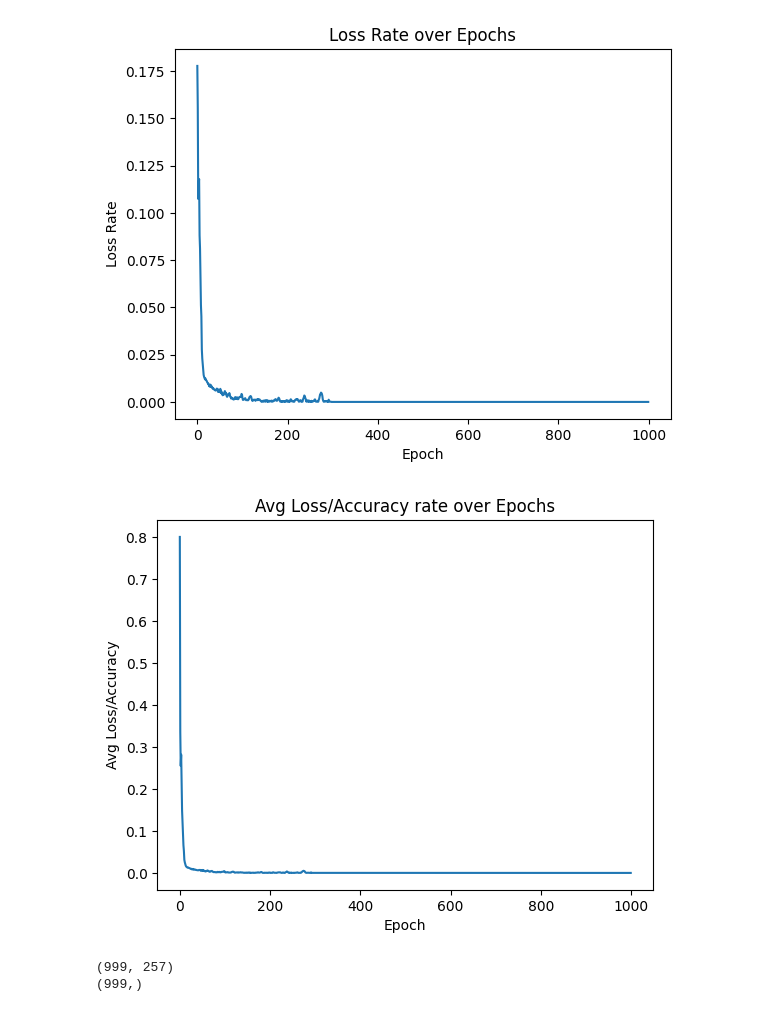
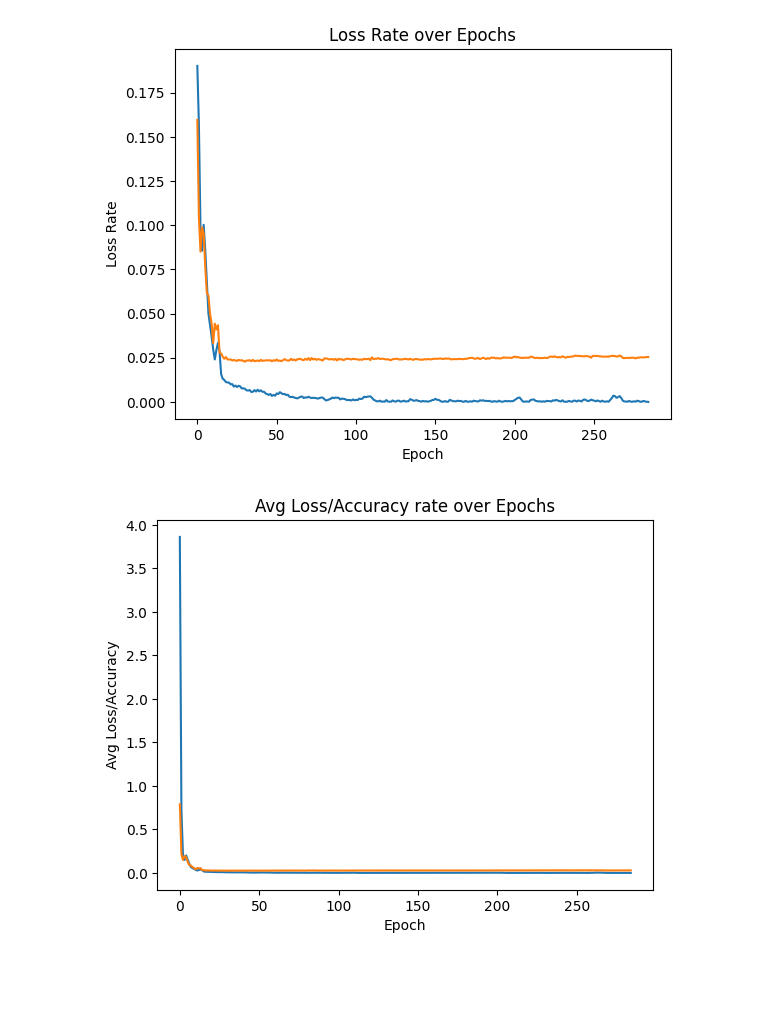
Before and after one commit to ThanosSkentzos/IDL-11, a Jupyter notebook: A0/Priyanjali_task_2_idl.ipynb, the cells around one changed output. Drawn from its saved outputs; the diff is of its cells as text; code cells hidden in the pictures; blank space fills up the shorter version.

Commit message:
add plot - train,test

```diff
--- a/A0/Priyanjali_task_2_idl.ipynb
+++ b/A0/Priyanjali_task_2_idl.ipynb
@@ -19,11 +19,12 @@ def no_index_read():
         return pd.read_csv(input,index_col=None)
     return func
 read_csv = no_index_read()
-test_in = read_csv("/content/sample_data/data/test_in.csv")
-test_out = read_csv("/content/sample_data/data/test_out.csv")
-train_in = read_csv("/content/sample_data/data/train_in.csv")
-train_out = read_csv("/content/sample_data/data/train_out.csv")
+test_in = read_csv("test_in.csv")
+test_out = read_csv("test_out.csv")
+train_in = read_csv("train_in.csv")
+train_out = read_csv("train_out.csv")
 # %%
+from sklearn.preprocessing import MinMaxScaler
 def make_one_hot(y, output_classes):
   one_hot = np.zeros((y.shape[0], output_classes))
   one_hot[np.arange(y.shape[0]), y] = 1
@@ -48,10 +49,17 @@ digits = sorted(list(set(targets)))
 
 no_classes = len(digits)
 Y_true = make_one_hot(targets, no_classes)
+
+Test = test_in.apply(lambda row: np.append(row.values, 1), axis=1)
+Test = pd.DataFrame(Test.tolist())
+X_test = Test.values
+Y_test = test_out.values.flatten()
+Y_test_true = make_one_hot(Y_test, no_classes)
 # %%
 
 W = np.random.randn(input_features_size, no_classes) * 0.01
 losses = []
+test_losses = []
 learning_rate = 0.1
 max_epochs = 1000
 total_error = 0
@@ -109,28 +151,26 @@ W, losses, avg_acc_loss_list = train(X,W,Y_true)
 # %%
 plt.plot(losses)
+plt.plot(test_losses)
 plt.xlabel('Epoch')
 plt.ylabel('Loss Rate')
 plt.title('Loss Rate over Epochs')
 plt.show()
 # %% [output]
-[figure, old version]
+[figure, new version]
 # %%
 plt.plot(avg_acc_loss_list)
+plt.plot(avg_acc_test_loss)
+
 plt.xlabel('Epoch')
 plt.ylabel('Avg Loss/Accuracy')
 plt.title('Avg Loss/Accuracy rate over Epochs')
 plt.show()
 # %% [output]
-[figure, old version]
+[figure, new version]
 # %%
 Test = test_in.apply(lambda row: np.append(row.values, 1), axis=1)
 Test = pd.DataFrame(Test.tolist())
 X_test = Test.values
-#Y_true = make_one_hot(test_out.values.flatten(), no_classes)
 Y_test = test_out.values.flatten()
-print(X_test.shape)
-print(Y_test.shape)
+Y_test_true = make_one_hot(Y_test, no_classes)
-# %% [output]
-(999, 257)
-(999,)
 # %%
```
Also changed, not shown: parts of 3 cells of this notebook.
